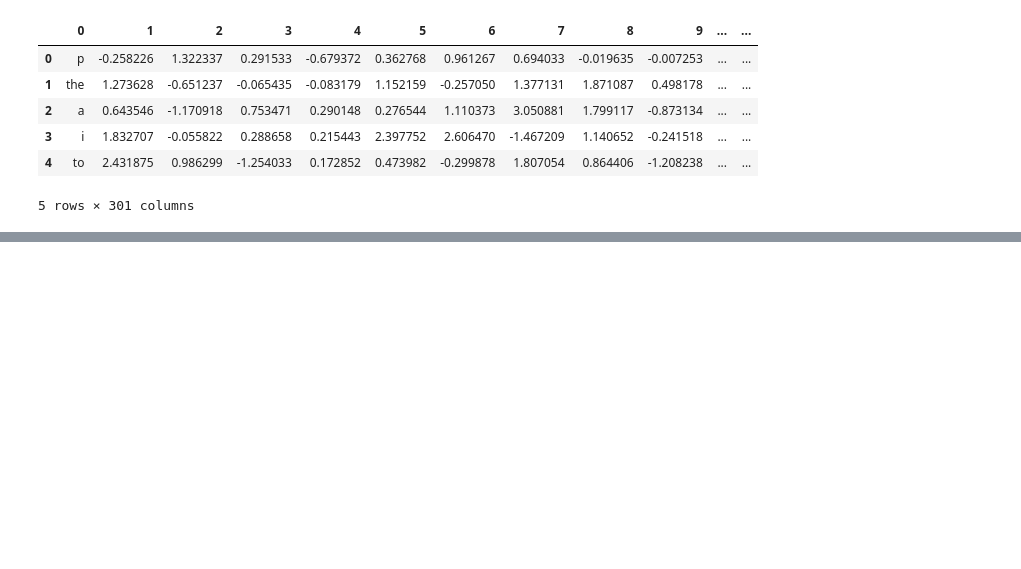
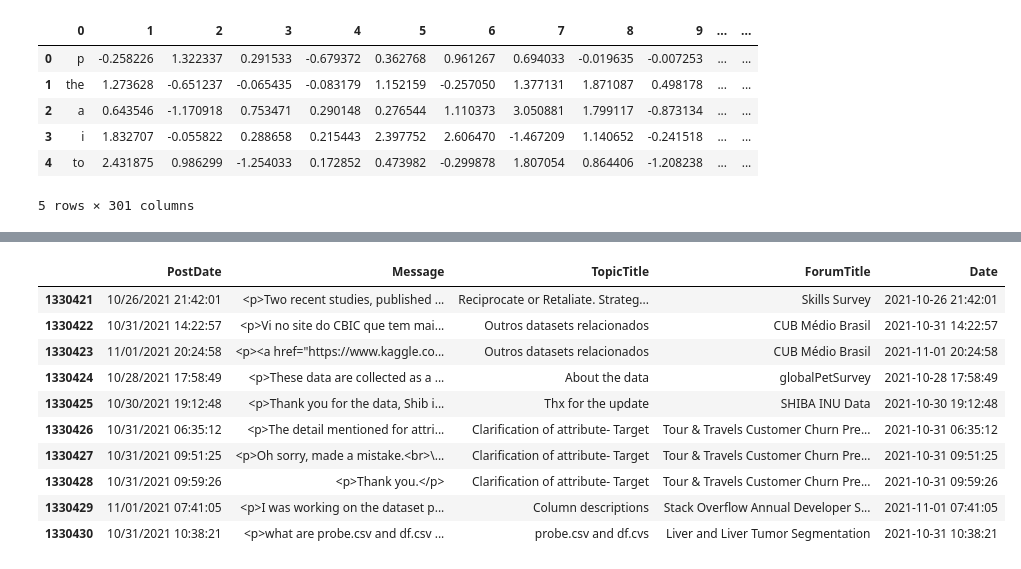
Before and after one commit to thisishardik/forum-posts-clustering, a Jupyter notebook: forum_post_clustering.ipynb, the cells around one changed output, grey strips where cells are left out. Saved outputs shown, nothing was run; the diff lists cells and outputs as text; code cells hidden in the pictures; blank space fills up the shorter version.

Commit message:
Preprocessed datasets for further processing

```diff
--- a/forum_post_clustering.ipynb
+++ b/forum_post_clustering.ipynb
@@ -109,0 +122,3 @@ def polite_post_index(forum_posts):
+# %%
+forum_topics = pd.read_csv('ForumTopics.csv').rename(columns={'Title': 'TopicTitle'})
+forums = pd.read_csv('Forums.csv').rename(columns={'Title': 'ForumTitle'})
@@ -109,0 +143,7 @@ def polite_post_index(forum_posts):
+# %%
+df1 = pd.merge(forum_posts[['ForumTopicId', 'PostDate', 'Message']], forum_topics[['Id', 'ForumId', 'TopicTitle']], left_on='ForumTopicId', right_on='Id')
+df1 = df1.drop(['ForumTopicId', 'Id'], axis=1)
+
+forum_posts = pd.merge(df1, forums[['Id', 'ForumTitle']], left_on='ForumId', right_on='Id')
+forum_posts = forum_posts.drop(['ForumId', 'Id'], axis=1)
+forum_posts.head()
@@ -109,0 +157,14 @@ def polite_post_index(forum_posts):
+# %%
+forum_posts.tail(10)
+# %% [output]
+|  | PostDate | Message | TopicTitle | ForumTitle | Date |
+| 1330421 | 10/26/2021 21:42:01 | <p>Two recent studies, published ... | Reciprocate or Retaliate. Strateg... | Skills Survey | 2021-10-26 21:42:01 |
+| 1330422 | 10/31/2021 14:22:57 | <p>Vi no site do CBIC que tem mai... | Outros datasets relacionados | CUB Médio Brasil | 2021-10-31 14:22:57 |
+| 1330423 | 11/01/2021 20:24:58 | <p><a href="https://www.kaggle.co... | Outros datasets relacionados | CUB Médio Brasil | 2021-11-01 20:24:58 |
+| 1330424 | 10/28/2021 17:58:49 | <p>These data are collected as a ... | About the data | globalPetSurvey | 2021-10-28 17:58:49 |
+| 1330425 | 10/30/2021 19:12:48 | <p>Thank you for the data, Shib i... | Thx for the update | SHIBA INU Data | 2021-10-30 19:12:48 |
+| 1330426 | 10/31/2021 06:35:12 | <p>The detail mentioned for attri... | Clarification of attribute- Target | Tour & Travels Customer Churn Pre... | 2021-10-31 06:35:12 |
+| 1330427 | 10/31/2021 09:51:25 | <p>Oh sorry, made a mistake.<br>\... | Clarification of attribute- Target | Tour & Travels Customer Churn Pre... | 2021-10-31 09:51:25 |
+| 1330428 | 10/31/2021 09:59:26 | <p>Thank you.</p> | Clarification of attribute- Target | Tour & Travels Customer Churn Pre... | 2021-10-31 09:59:26 |
+| 1330429 | 11/01/2021 07:41:05 | <p>I was working on the dataset p... | Column descriptions | Stack Overflow Annual Developer S... | 2021-11-01 07:41:05 |
+| 1330430 | 10/31/2021 10:38:21 | <p>what are probe.csv and df.csv ... | probe.csv and df.cvs | Liver and Liver Tumor Segmentation | 2021-10-31 10:38:21 |
```
Also changed, not shown: parts of 8 cells of this notebook, 1 other file.
